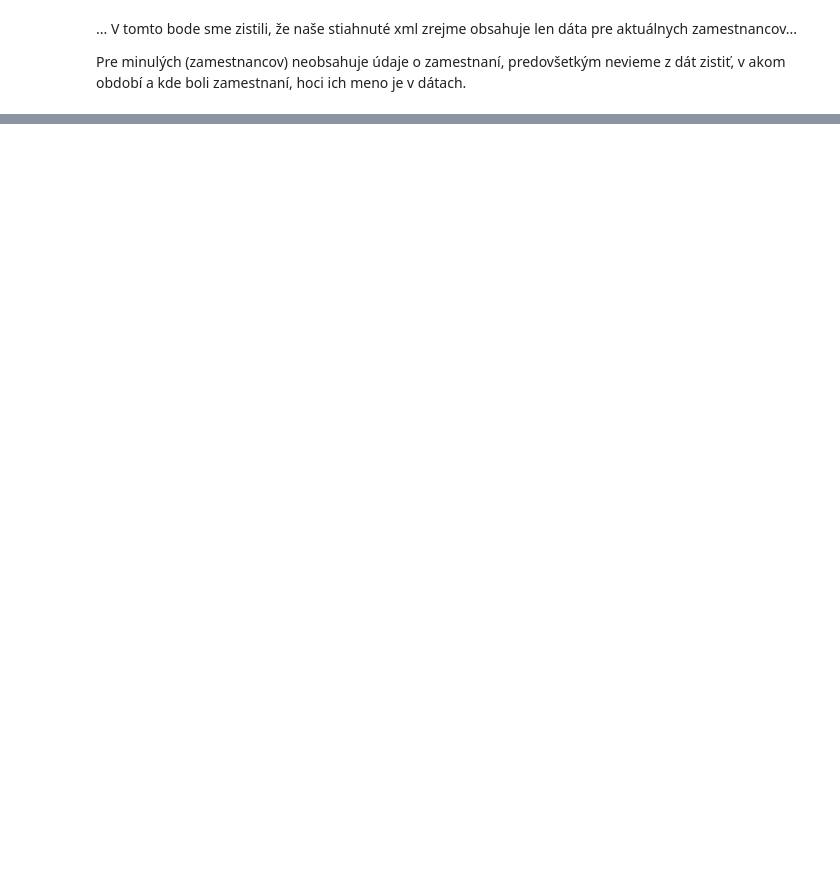
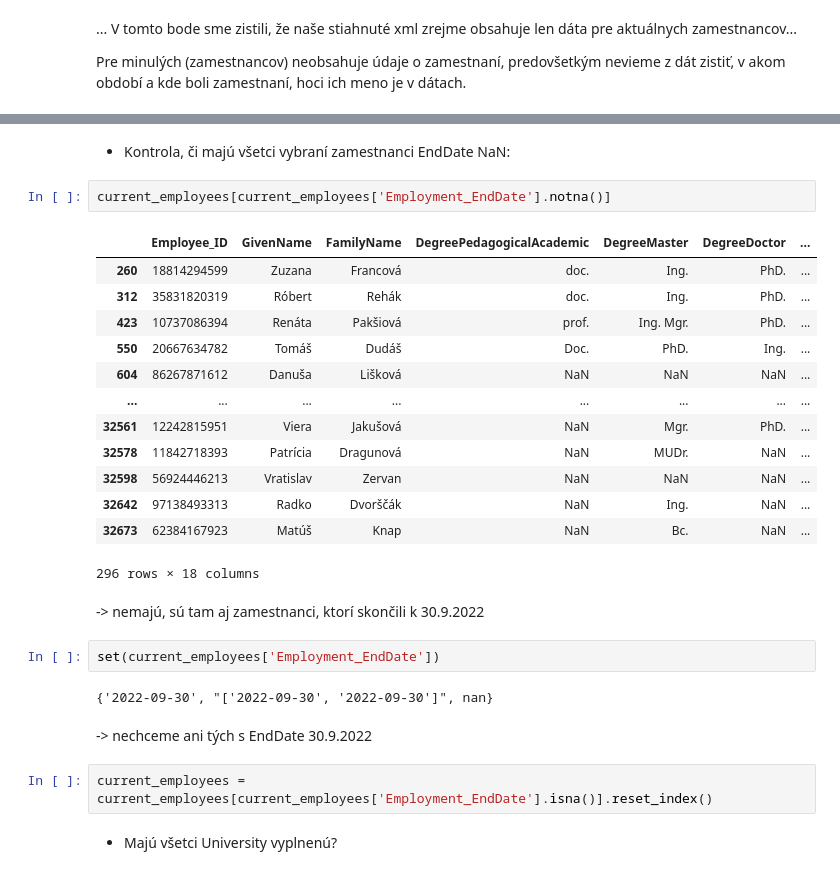
Before and after one commit to hudo16-38/pridav-project, a Jupyter notebook: analysis/regzam_analysis.ipynb, the cells around one changed output, grey strips where cells are left out. Saved outputs shown, nothing was run; the diff lists cells and outputs as text; blank space fills up the shorter version.

```diff
--- a/analysis/regzam_analysis.ipynb
+++ b/analysis/regzam_analysis.ipynb
@@ -103,0 +125,30 @@ df.query("Employment_EndDate.isna()")
+# %% [markdown]
+- Kontrola, či majú všetci vybraní zamestnanci EndDate NaN:
+# %%
+current_employees[current_employees['Employment_EndDate'].notna()]
+# %% [output]
+|  | Employee_ID | GivenName | FamilyName | DegreePedagogicalAcademic | DegreeMaster | DegreeDoctor | ... |
+| 260 | 18814294599 | Zuzana | Francová | doc. | Ing. | PhD. | ... |
+| 312 | 35831820319 | Róbert | Rehák | doc. | Ing. | PhD. | ... |
+| 423 | 10737086394 | Renáta | Pakšiová | prof. | Ing. Mgr. | PhD. | ... |
+| 550 | 20667634782 | Tomáš | Dudáš | Doc. | PhD. | Ing. | ... |
+| 604 | 86267871612 | Danuša | Lišková | NaN | NaN | NaN | ... |
+| ... | ... | ... | ... | ... | ... | ... | ... |
+| 32561 | 12242815951 | Viera | Jakušová | NaN | Mgr. | PhD. | ... |
+| 32578 | 11842718393 | Patrícia | Dragunová | NaN | MUDr. | NaN | ... |
+| 32598 | 56924446213 | Vratislav | Zervan | NaN | NaN | NaN | ... |
+| 32642 | 97138493313 | Radko | Dvorščák | NaN | Ing. | NaN | ... |
+| 32673 | 62384167923 | Matúš | Knap | NaN | Bc. | NaN | ... |
+296 rows × 18 columns
+# %% [markdown]
+-> nemajú, sú tam aj zamestnanci, ktorí skončili k 30.9.2022
+# %%
+set(current_employees['Employment_EndDate'])
+# %% [output]
+{'2022-09-30', "['2022-09-30', '2022-09-30']", nan}
+# %% [markdown]
+-> nechceme ani tých s EndDate 30.9.2022
+# %%
+current_employees = current_employees[current_employees['Employment_EndDate'].isna()].reset_index()
+# %% [markdown]
+- Majú všetci University vyplnenú?
```
Also changed, not shown: parts of 18 cells of this notebook, 1 other file.
